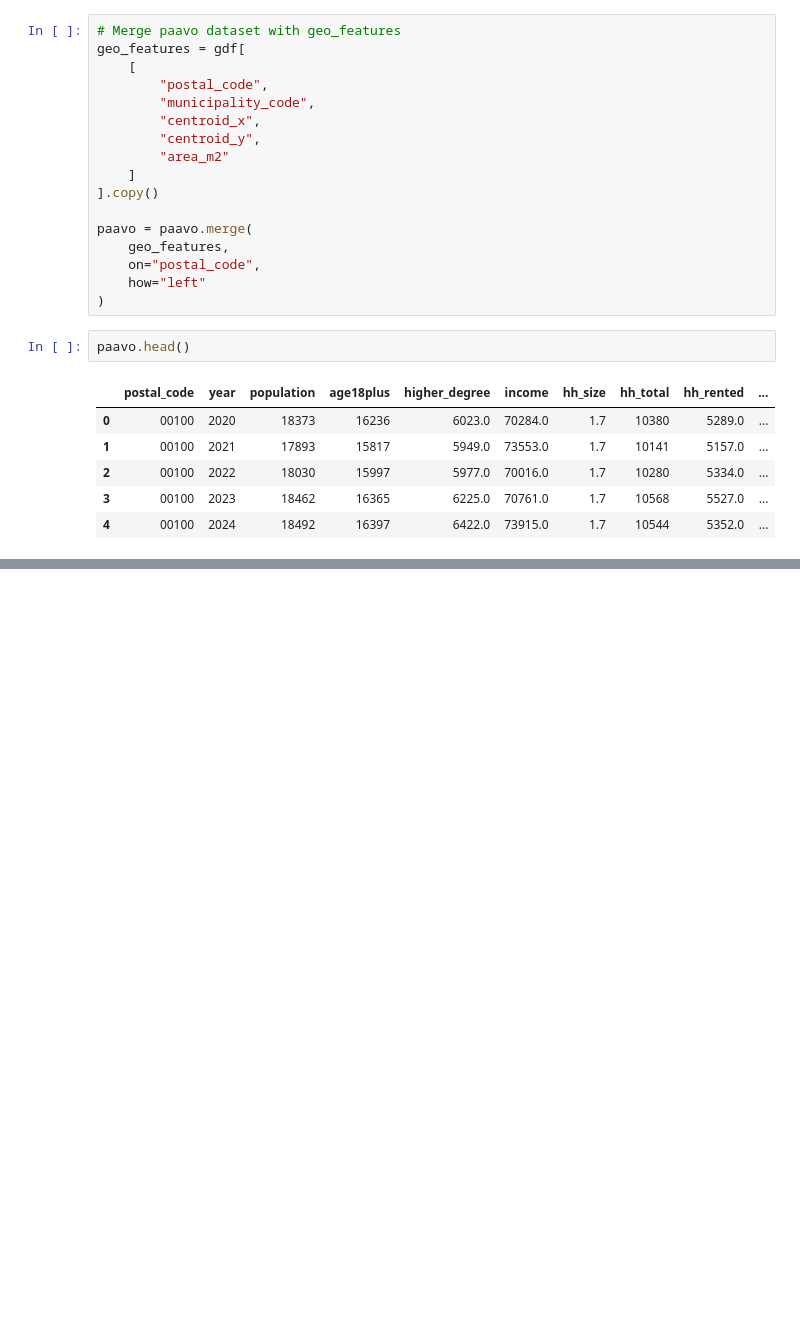
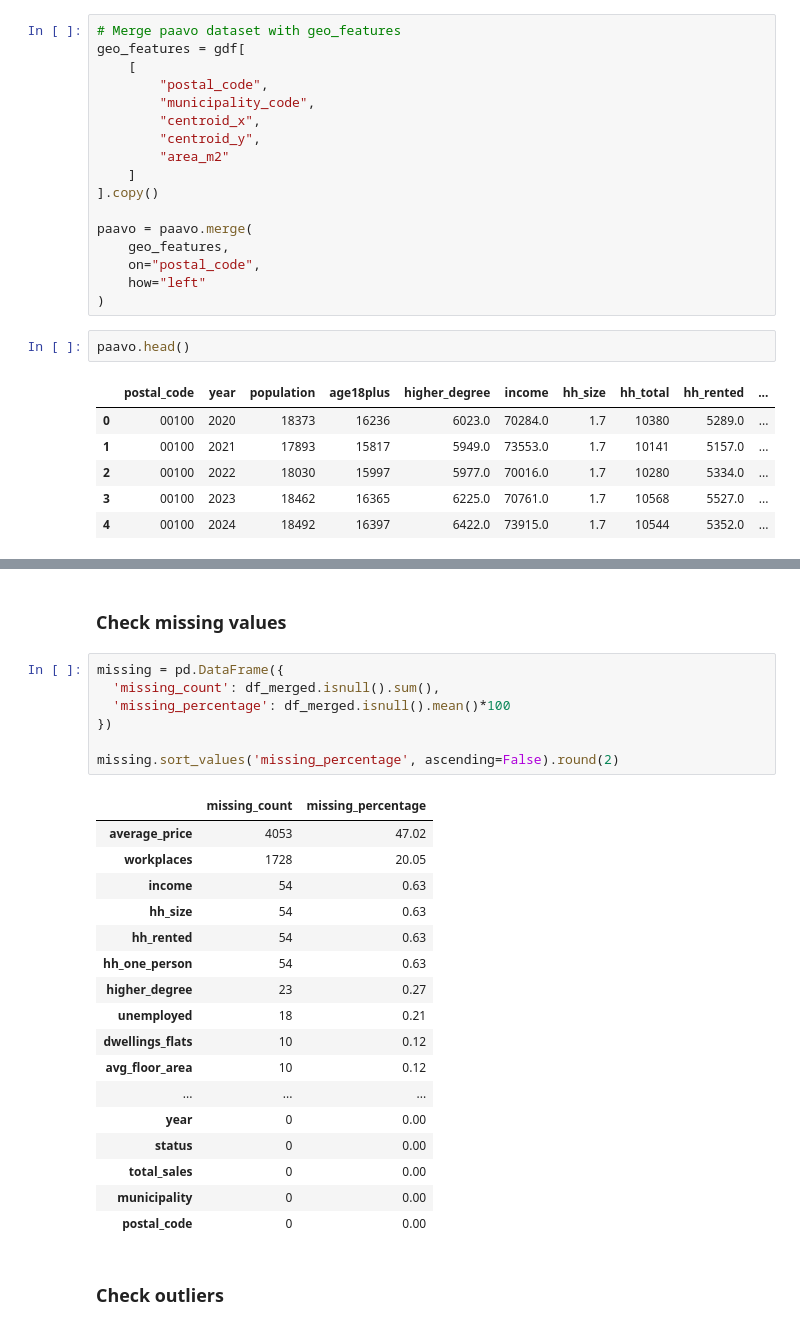
Before and after one commit to Amila-codes/housing-affordability-fi, a Jupyter notebook: notebooks/Capstone.ipynb, the cells around one changed output, grey strips where cells are left out. Drawn from its saved outputs; the diff is of its cells as text; blank space fills up the shorter version.

```diff
--- a/notebooks/Capstone.ipynb
+++ b/notebooks/Capstone.ipynb
@@ -363,0 +435,29 @@ Index(['postal_code', 'municipality', 'year', 'rooms', 'price_per_sqm',
+# %% [markdown]
+### Check missing values
+# %%
+missing = pd.DataFrame({
+  'missing_count': df_merged.isnull().sum(),
+  'missing_percentage': df_merged.isnull().mean()*100
+})
+
+missing.sort_values('missing_percentage', ascending=False).round(2)
+# %% [output]
+|  | missing_count | missing_percentage |
+| average_price | 4053 | 47.02 |
+| workplaces | 1728 | 20.05 |
+| income | 54 | 0.63 |
+| hh_size | 54 | 0.63 |
+| hh_rented | 54 | 0.63 |
+| hh_one_person | 54 | 0.63 |
+| higher_degree | 23 | 0.27 |
+| unemployed | 18 | 0.21 |
+| dwellings_flats | 10 | 0.12 |
+| avg_floor_area | 10 | 0.12 |
+| ... | ... | ... |
+| year | 0 | 0.00 |
+| status | 0 | 0.00 |
+| total_sales | 0 | 0.00 |
+| municipality | 0 | 0.00 |
+| postal_code | 0 | 0.00 |
+# %% [markdown]
+### Check outliers
```
Also changed, not shown: parts of 18 cells of this notebook.
